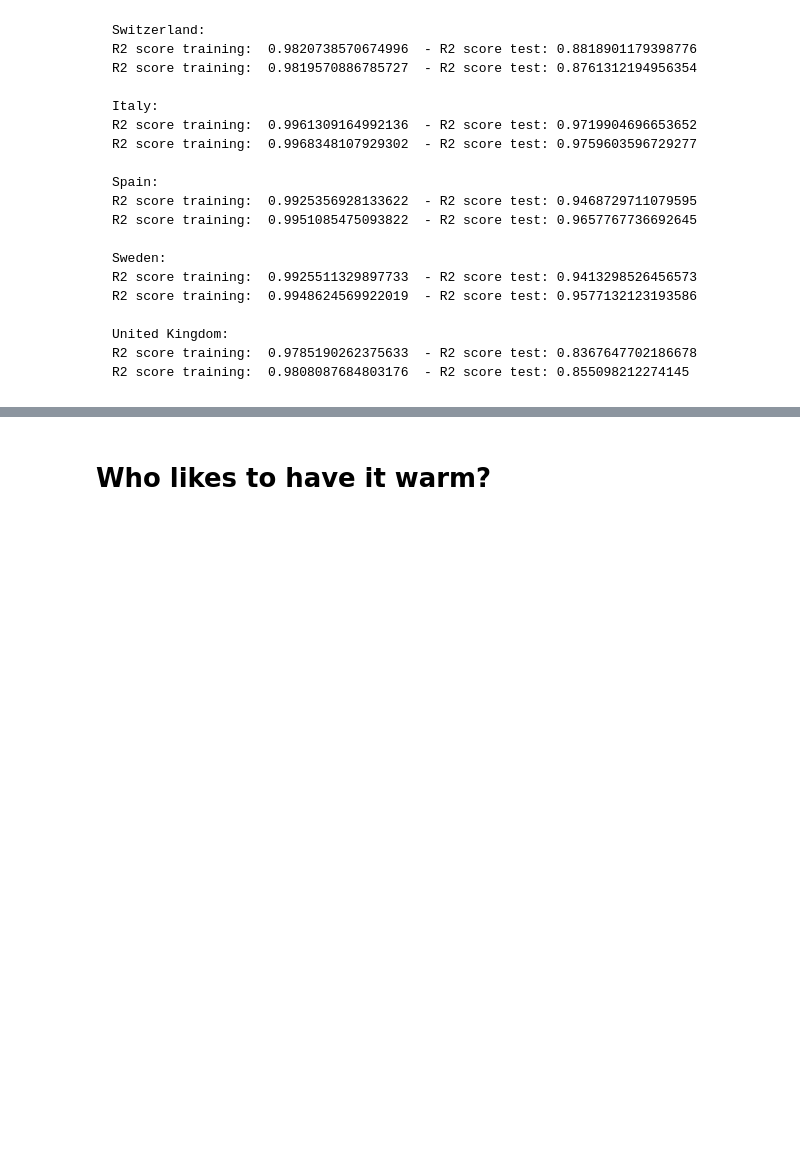
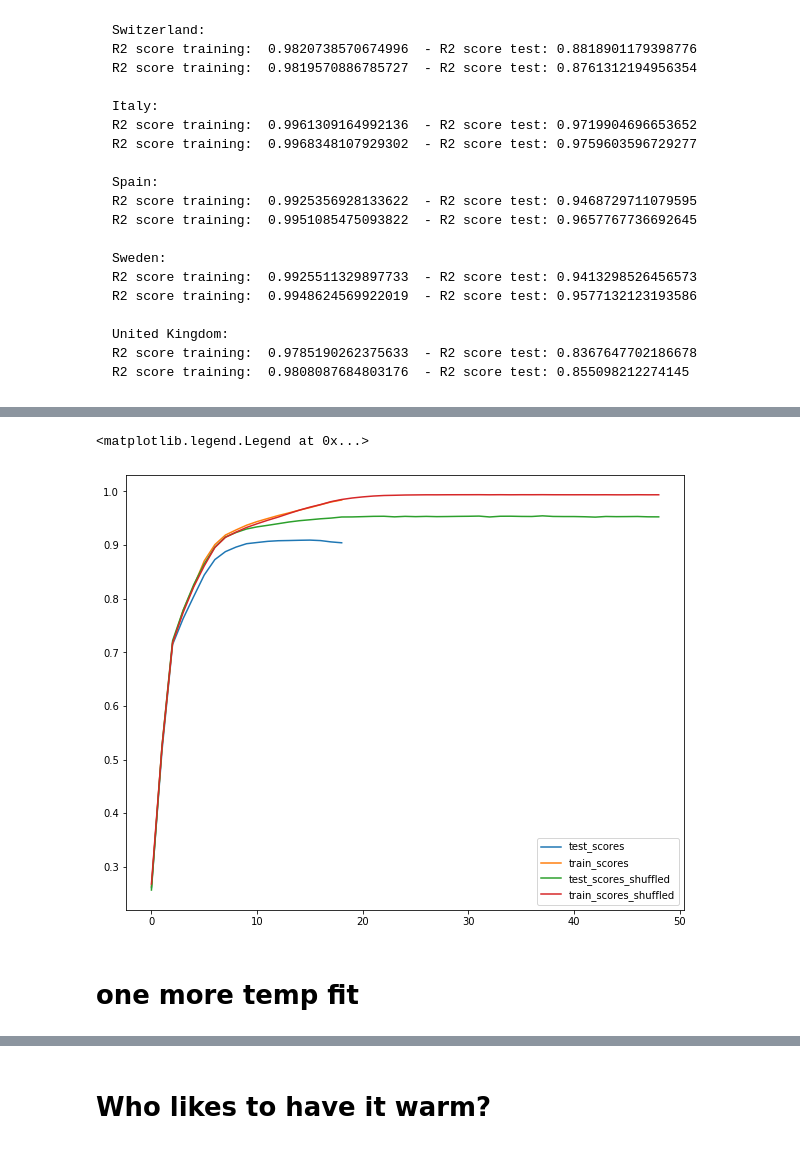
Before and after one commit to inwe-boku/lecture-scientific-computing, a Jupyter notebook: lecture08-xarray/lecture08.ipynb, the cells around one changed output, grey strips where cells are left out. Cells and saved outputs as stored; diff of their text form; code cells hidden in the pictures; blank space fills up the shorter version.

```diff
--- a/lecture08-xarray/lecture08.ipynb
+++ b/lecture08-xarray/lecture08.ipynb
@@ -418,0 +453,14 @@ R2 score training:  0.9808087684803176  - R2 score test: 0.855098212274145
+# %%
+#test_scores = []
+#train_scores = []
+for i in range(11, 20):
+    forest = ensemble.RandomForestRegressor(max_depth=i)
+    forest.fit(X[idcs_train], Y[idcs_train])
+
+    test_score = forest.score(X[idcs_test], Y[idcs_test])
+    train_score = forest.score(X[idcs_train], Y[idcs_train])
+    test_scores.append(test_score)
+    train_scores.append(train_score)
+
+    print(i, "test", test_score)
+    print(i, "train", train_score)
@@ -418,0 +486,21 @@ R2 score training:  0.9808087684803176  - R2 score test: 0.855098212274145
+# %%
+idcs = np.arange(X.shape[0])
+np.random.shuffle(idcs)
+
+idcs_test = idcs[:int(X.shape[0] * 0.2)]
+idcs_train = idcs[int(X.shape[0] * 0.2):]
+# %%
+#test_scores_shuffled = []
+#train_scores_shuffled = []
+
+for i in range(20, 50):
+    forest = ensemble.RandomForestRegressor(max_depth=i)
+    forest.fit(X[idcs_train], Y[idcs_train])
+
+    test_score = forest.score(X[idcs_test], Y[idcs_test])
+    train_score = forest.score(X[idcs_train], Y[idcs_train])
+    test_scores_shuffled.append(test_score)
+    train_scores_shuffled.append(train_score)
+
+    print(i, "test", test_score)
+    print(i, "train", train_score)
@@ -418,0 +543,13 @@ R2 score training:  0.9808087684803176  - R2 score test: 0.855098212274145
+# %%
+plt.plot(test_scores, label='test_scores')
+plt.plot(train_scores, label='train_scores')
+
+plt.plot(test_scores_shuffled, label='test_scores_shuffled')
+plt.plot(train_scores_shuffled, label='train_scores_shuffled')
+
+plt.legend()
+# %% [output]
+<matplotlib.legend.Legend at 0x...>
+[figure, added]
+# %% [markdown]
+# one more temp fit
```
Also changed, not shown: parts of 52 cells of this notebook.
